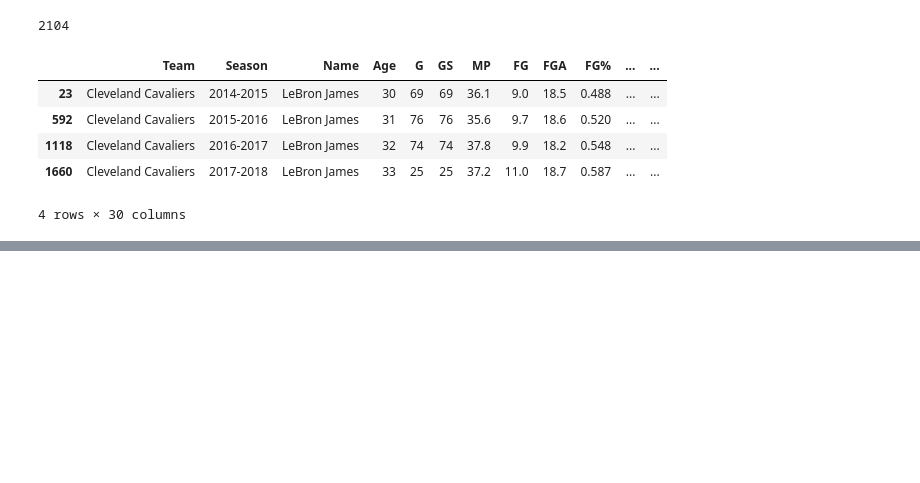
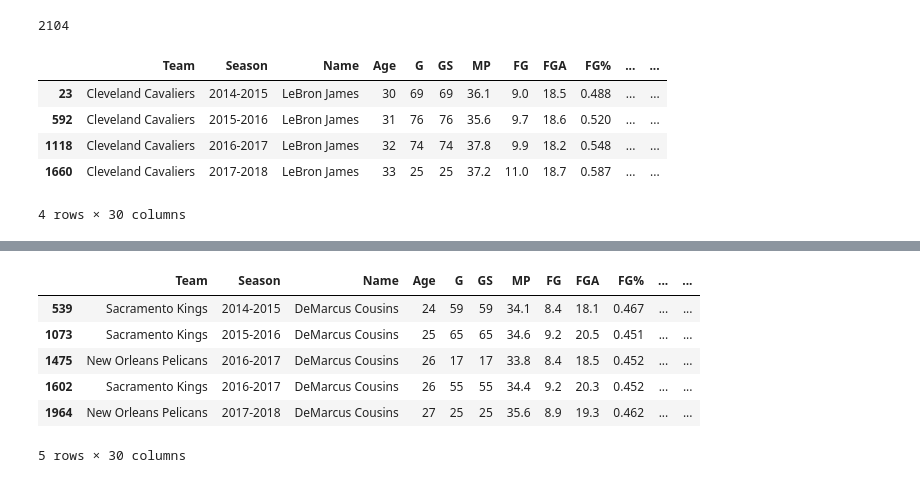
Before and after one commit to if1015-datascience-ufpe/2017-2-projeto-crp3-bvcl-plal, a Jupyter notebook: player clustering.ipynb, the cells around one changed output, grey strips where cells are left out. Cells and saved outputs as stored; diff of their text form; code cells hidden in the pictures; blank space fills up the shorter version.

```diff
--- a/player clustering.ipynb
+++ b/player clustering.ipynb
@@ -81,0 +93,10 @@ Vemos, a partir da filtragem realizada, os jogadores que podem ser considerados
+# %%
+df_final_full[df_final_full['Name'] == 'DeMarcus Cousins']
+# %% [output]
+|  | Team | Season | Name | Age | G | GS | MP | FG | FGA | FG% | ... | ... |
+| 539 | Sacramento Kings | 2014-2015 | DeMarcus Cousins | 24 | 59 | 59 | 34.1 | 8.4 | 18.1 | 0.467 | ... | ... |
+| 1073 | Sacramento Kings | 2015-2016 | DeMarcus Cousins | 25 | 65 | 65 | 34.6 | 9.2 | 20.5 | 0.451 | ... | ... |
+| 1475 | New Orleans Pelicans | 2016-2017 | DeMarcus Cousins | 26 | 17 | 17 | 33.8 | 8.4 | 18.5 | 0.452 | ... | ... |
+| 1602 | Sacramento Kings | 2016-2017 | DeMarcus Cousins | 26 | 55 | 55 | 34.4 | 9.2 | 20.3 | 0.452 | ... | ... |
+| 1964 | New Orleans Pelicans | 2017-2018 | DeMarcus Cousins | 27 | 25 | 25 | 35.6 | 8.9 | 19.3 | 0.462 | ... | ... |
+5 rows × 30 columns
```
Also changed, not shown: parts of 10 cells of this notebook.
